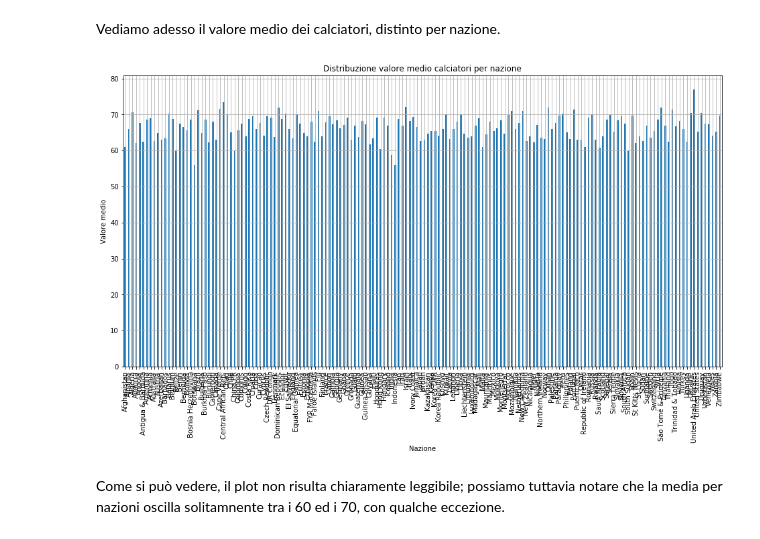
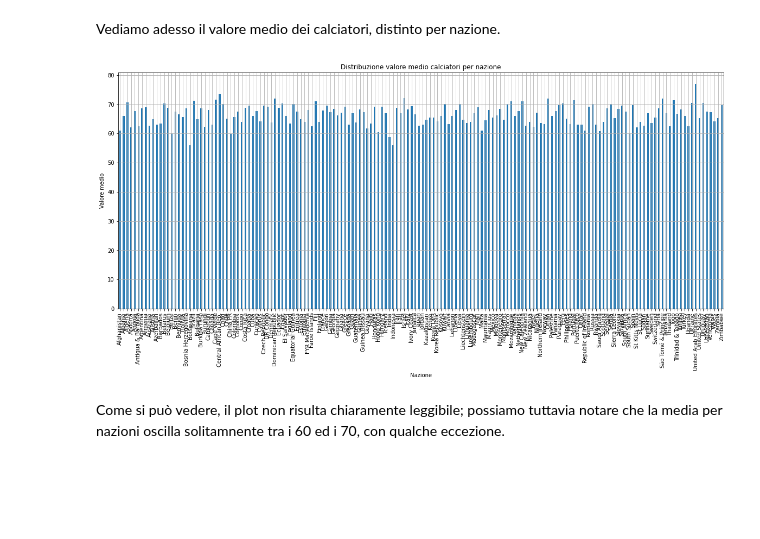
Before and after one commit to ValerioTosto/Fifa19DataAnalysis, a Jupyter notebook: Fifa19 Analysis.ipynb, the cells around one changed output. Drawn from its saved outputs; the diff is of its cells as text; code cells hidden in the pictures; blank space fills up the shorter version.

```diff
--- a/Fifa19 Analysis.ipynb
+++ b/Fifa19 Analysis.ipynb
@@ -92,14 +98,14 @@ sns.countplot(x='overall', data=data)
 Vediamo adesso il valore medio dei calciatori, distinto per nazione.
 # %%
 # overall players distribution for nation
-data.groupby('nationality')['overall'].mean().plot.bar(figsize=(16,8))
+data.groupby('nationality')['overall'].mean().plot.bar(figsize=(20,8))
 plt.title('Distribuzione valore medio calciatori per nazione')
 plt.xlabel('Nazione')
 plt.ylabel('Valore medio')
 plt.grid()
 plt.show()
 # %% [output]
-[figure, old version]
+[figure, new version]
 # %% [markdown]
 Come si può vedere, il plot non risulta chiaramente leggibile; possiamo tuttavia notare che la media per nazioni oscilla solitamnente tra i 60 ed i 70, con qualche eccezione.
 # %% [markdown]
```
Also changed, not shown: parts of 41 cells of this notebook.
